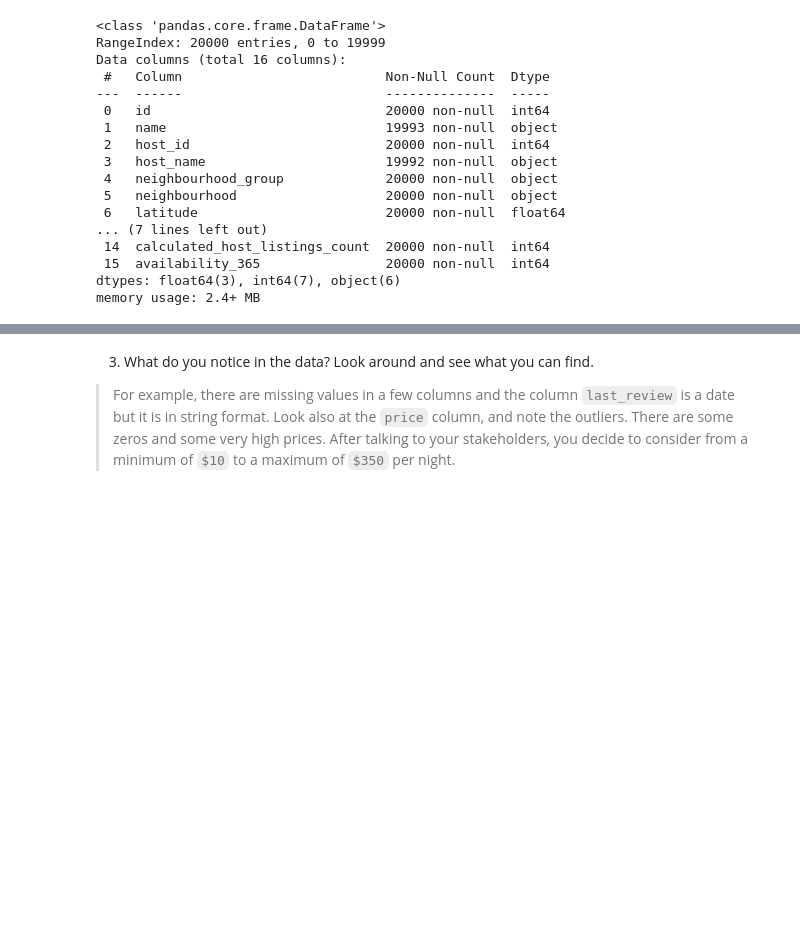
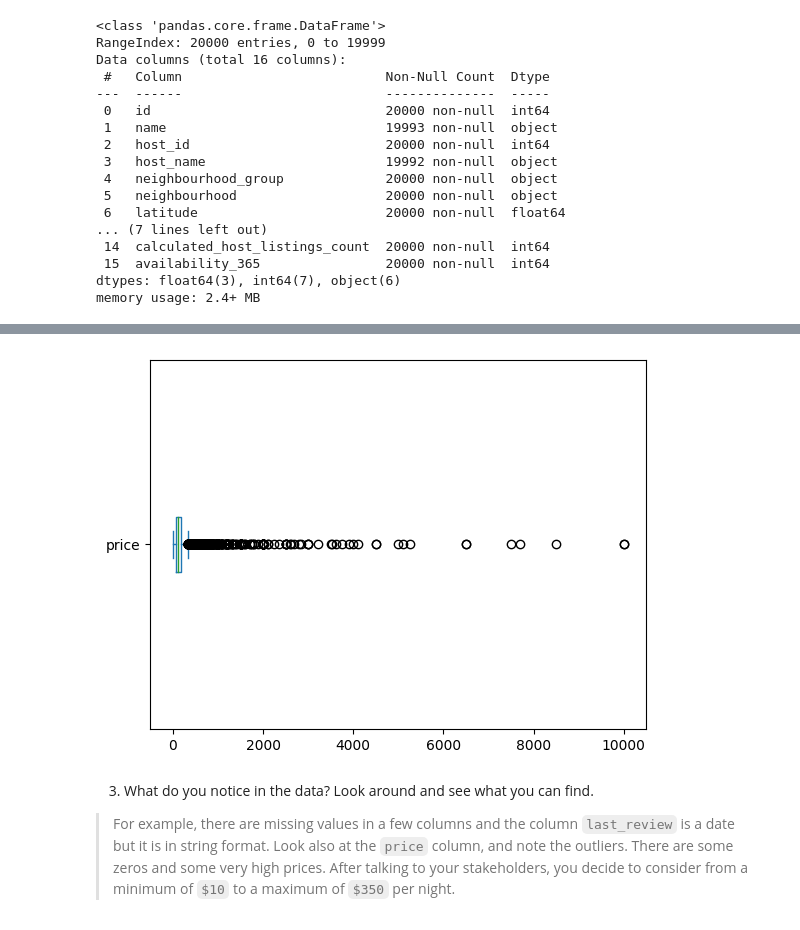
Before and after one commit to hgreger/Project-Build-an-ML-Pipeline-Starter, a Jupyter notebook: src/eda/eda.ipynb, the cells around one changed output, grey strips where cells are left out. Saved outputs shown, nothing was run; the diff lists cells and outputs as text; code cells hidden in the pictures; blank space fills up the shorter version.

```diff
--- a/src/eda/eda.ipynb
+++ b/src/eda/eda.ipynb
@@ -93,3 +90,7 @@ pd.plotting.scatter_matrix(df, figsize=20, 12));
+# %%
+df.price.plot.box(vert=False);
+# %% [output]
+[figure, added]
 # %% [markdown]
 3. What do you notice in the data? Look around and see what you can find.
 
```
Also changed, not shown: parts of 5 cells of this notebook.
